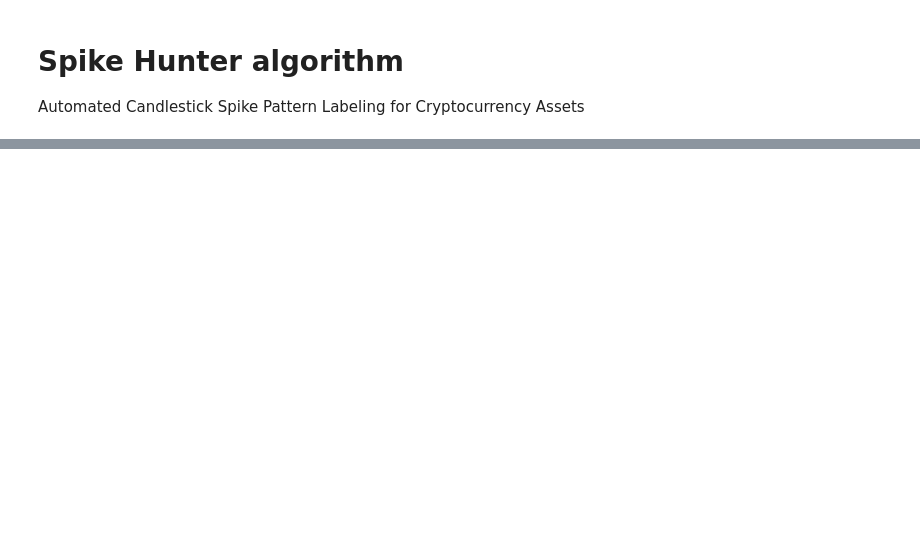
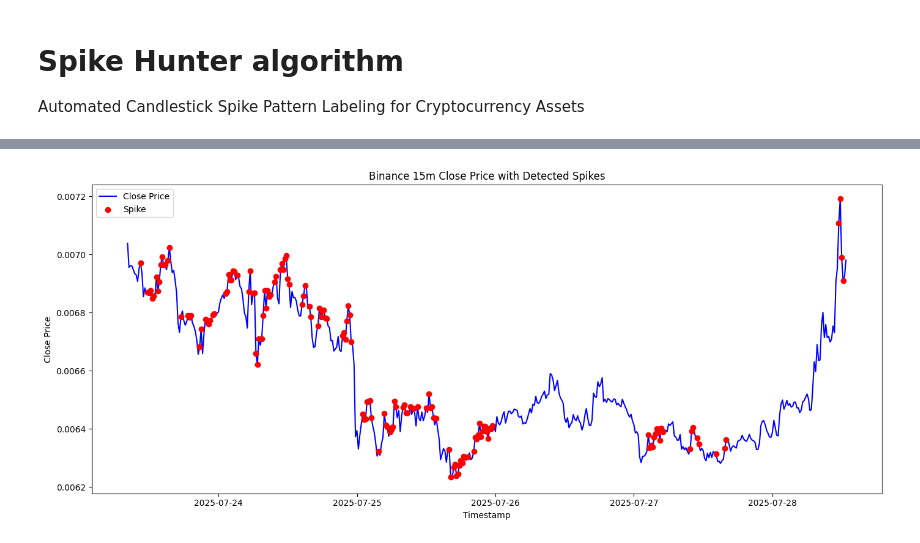
Before and after one commit to carkod/binbot-notebooks, a Jupyter notebook: spike_hunter.ipynb, the cells around one changed output, grey strips where cells are left out. Saved outputs shown, nothing was run; the diff lists cells and outputs as text; code cells hidden in the pictures; blank space fills up the shorter version.

```diff
--- a/spike_hunter.ipynb
+++ b/spike_hunter.ipynb
@@ -159,0 +179,14 @@ weighted avg     0.9800    0.9800    0.9800       100
+# %%
+# --- Plot Binance klines and highlight detected spikes ---
+plt.figure(figsize=(14,6))
+plt.plot(df['timestamp'], df['close'], label='Close Price', color='blue')
+spike_indices = df.index[df['label'] == 1]
+plt.scatter(df.loc[spike_indices, 'timestamp'], df.loc[spike_indices, 'close'], color='red', label='Spike', zorder=5)
+plt.title('Binance 15m Close Price with Detected Spikes')
+plt.xlabel('Timestamp')
+plt.ylabel('Close Price')
+plt.legend()
+plt.tight_layout()
+plt.show()
+# %% [output]
+[figure, added]
```
Also changed, not shown: parts of 2 cells of this notebook, 2 other files.
